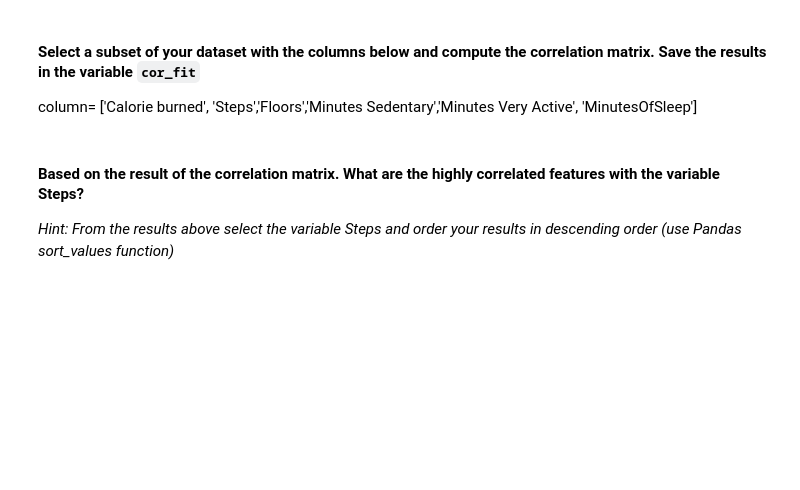
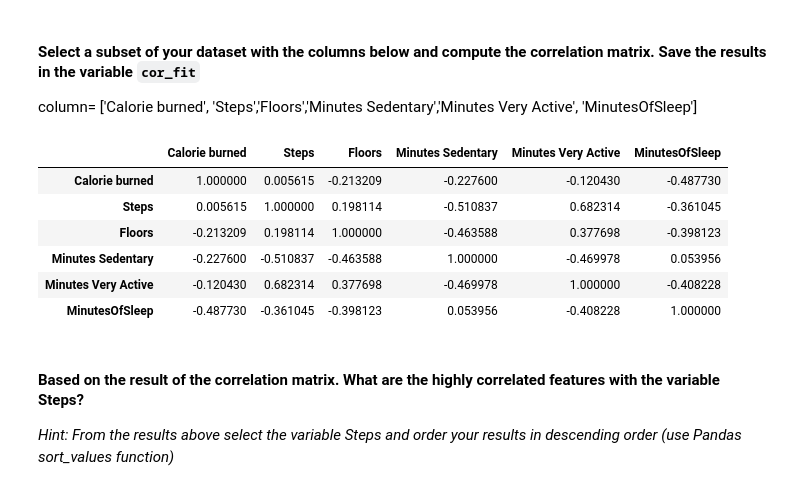
Before and after one commit to ta-data-mexpt/lab-pivot-table-and-correlation, a Jupyter notebook: your_code/main.ipynb, the cells around one changed output. Cells and saved outputs as stored; diff of their text form; code cells hidden in the pictures; blank space fills up the shorter version.

```diff
--- a/your_code/main.ipynb
+++ b/your_code/main.ipynb
@@ -309,5 +318,20 @@ column= ['Calorie burned', 'Steps','Floors','Minutes Sedentary','Minutes Very Ac
+# %%
+# your answer here
+
+cor_fit = fitbit[['Calorie burned','Steps','Floors','Minutes Sedentary','Minutes Very Active','MinutesOfSleep']]
 # %%
 #Print cor_fit
+
+cor_fit = cor_fit.corr()
+cor_fit
+# %% [output]
+|  | Calorie burned | Steps | Floors | Minutes Sedentary | Minutes Very Active | MinutesOfSleep |
+| Calorie burned | 1.000000 | 0.005615 | -0.213209 | -0.227600 | -0.120430 | -0.487730 |
+| Steps | 0.005615 | 1.000000 | 0.198114 | -0.510837 | 0.682314 | -0.361045 |
+| Floors | -0.213209 | 0.198114 | 1.000000 | -0.463588 | 0.377698 | -0.398123 |
+| Minutes Sedentary | -0.227600 | -0.510837 | -0.463588 | 1.000000 | -0.469978 | 0.053956 |
+| Minutes Very Active | -0.120430 | 0.682314 | 0.377698 | -0.469978 | 1.000000 | -0.408228 |
+| MinutesOfSleep | -0.487730 | -0.361045 | -0.398123 | 0.053956 | -0.408228 | 1.000000 |
 # %% [markdown]
 #### Based on the result of the correlation matrix. What are the highly correlated features with the variable Steps?
 *Hint: From the results above select the variable Steps and order your results in descending order (use Pandas sort_values function)*
```
Also changed, not shown: parts of 4 cells of this notebook.
